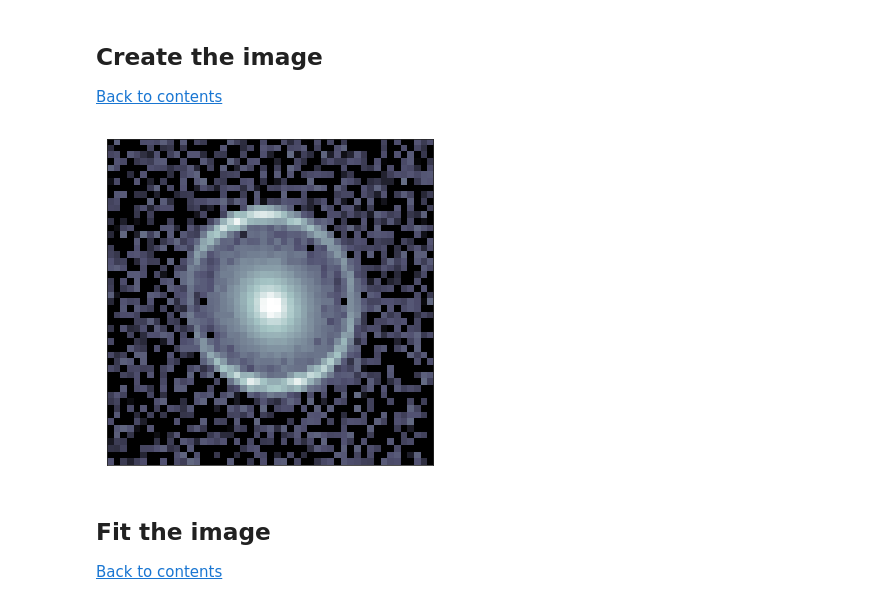
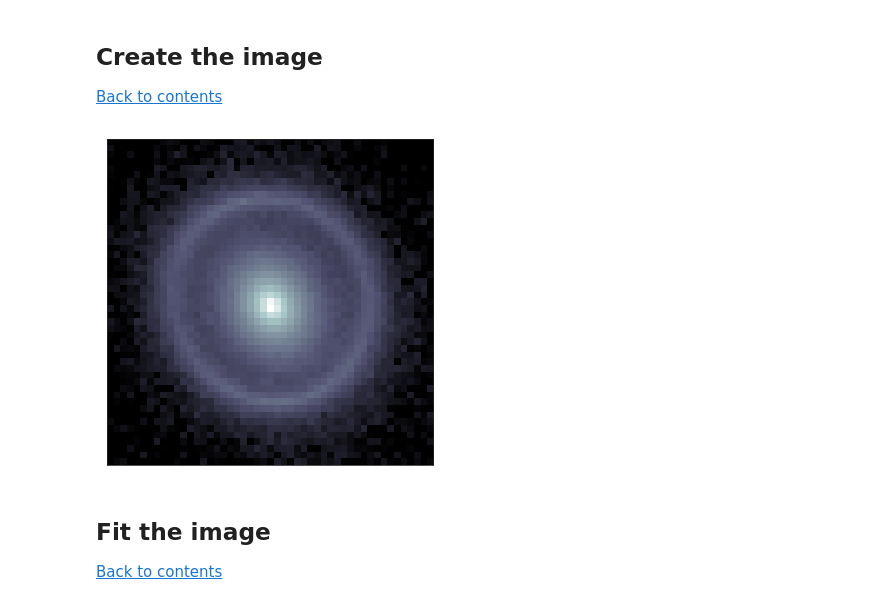
Before and after one commit to nataliehogg/los_proof_of_concept, a Jupyter notebook: minimal_model_advantage.ipynb, the cells around one changed output. Cells and saved outputs as stored; diff of their text form; code cells hidden in the pictures.

Commit message:
update advantage image and results

```diff
--- a/minimal_model_advantage.ipynb
+++ b/minimal_model_advantage.ipynb
@@ -100,15 +101,19 @@ source_model_list = ['SERSIC_ELLIPSE']
 
 magnitude_source = 24.0
 
-R_sersic_source = 0.03
+R_sersic_source = 0.3 #0.03
 n_sersic_source = 1.0
 
 # give the source a little ellipticity
 source_orientation = np.random.uniform(0.0, 2.0*np.pi)
 source_aspect_ratio = np.random.uniform(0.8, 1.0)
-e1_source, e2_source = ellipticity(source_orientation, source_aspect_ratio)
-x_source = np.random.uniform(-0.05, 0.05)
-y_source = np.random.uniform(-0.05, 0.05)
+
+# e1_source, e2_source = ellipticity(source_orientation, source_aspect_ratio)
+
+# x_source, y_source = np.random.uniform(-0.05, 0.05), np.random.uniform(-0.05, 0.05)
+
+e1_source, e2_source = 0.1035668046411672, -0.03853234550643717
+x_source, y_source = -0.0029565081421967093, 0.048037680878407304
 
 kwargs_sersic = {'magnitude': magnitude_source,
                  'R_sersic': R_sersic_source,
@@ -134,7 +139,11 @@ lens_model_list = ['LOS', 'EPL']
 # %%
 kappa = 0.0
 omega = 0.0
-gamma = np.random.uniform(-0.03, 0.03, 6) # get six random shears
+# gamma = np.random.uniform(-0.03, 0.03, 6) # get six random shears
+
+gamma = [-0.0027105556771630894, -0.006014494604416134,
+         -0.00914639228059258, -0.028090674808000628,
+         0.019014947157970793, 0.01770838982830792]
 # %%
 kwargs_los = {'gamma1_od': gamma[0], 'gamma2_od': gamma[1], 'kappa_od': kappa, 'omega_od': omega,
               'gamma1_os': gamma[2], 'gamma2_os': gamma[3], 'kappa_os': kappa, 'omega_os': omega,
@@ -172,7 +181,7 @@ The effective LOS rotation is (0.0003271603916985856+0j)
 # %% [markdown]
 ### Elliptical power law
 # %%
-theta_E = 1.0 # arcsec
+theta_E = 1.2 # arcsec
 
 # set the slope of the power law t = gamma - 1
 # t should be between 0 and 2 (1507.01819) i.e. 1 < gamma < 3
@@ -180,13 +189,17 @@ theta_E = 1.0 # arcsec
 gamma_epl = 2.6
 
 # set the location of the centre of the profile
-x_epl = np.random.uniform(-0.05, 0.05)
-y_epl = np.random.uniform(-0.05, 0.05)
+# x_epl, y_epl = np.random.uniform(-0.05, 0.05), np.random.uniform(-0.05, 0.05)
+
+x_epl, y_epl = 0.01375733042132142, -0.04843290832903803
 
 # set the ellipticity
 orientation_angle_epl = np.random.uniform(0.0, 2*np.pi)
 aspect_ratio_epl = np.random.uniform(0.8, 1.0)
-e1_epl, e2_epl = ellipticity(orientation_angle_epl, aspect_ratio_epl)
+
+# e1_epl, e2_epl = ellipticity(orientation_angle_epl, aspect_ratio_epl)
+
+e1_epl, e2_epl = -0.05326771893418661, -0.07678639472464893
 
 # set the kwargs for the lenstronomy Profile
 kwargs_epl = {'theta_E': theta_E,
@@ -206,7 +219,7 @@ lens_light_model_list = ['SERSIC_ELLIPSE']
 
 magnitude_lens_light = 20.0
 
-R_sersic_lens_light = 0.05
+R_sersic_lens_light = 0.5 #0.05
 n_sersic_lens_light = 4.0
 
 # give the light the same centre and ellipticity as the lens
@@ -276,24 +289,24 @@ kwargs_data['image_data'] = image_noisy
 # %%
 # plot the image
 cmap_string = 'bone'
 cmap = plt.get_cmap(cmap_string)
 cmap.set_bad(color='k', alpha=1.)
 cmap.set_under('k')
 
-v_min = -4
+v_min = -2
 v_max = 1
 
 f, ax = plt.subplots(1, 1, figsize=(6, 6), sharex=False, sharey=False)
 im = ax.matshow(np.log10(image_noisy), origin='lower', vmin=v_min, vmax=v_max, cmap=cmap, extent=[0, 1, 0, 1])
 ax.get_xaxis().set_visible(False)
 ax.get_yaxis().set_visible(False)
 ax.autoscale(False)
 
 plt.savefig(outpath+'advantage_image.pdf', dpi=300, bbox_inches='tight')
 
 plt.show()
 # %% [output]
-[figure, old version]
+[figure, new version]
 # %% [markdown]
 ## Fit the image  <a name="analyse_image"></a>
 
```
Also changed, not shown: parts of 22 cells of this notebook.
